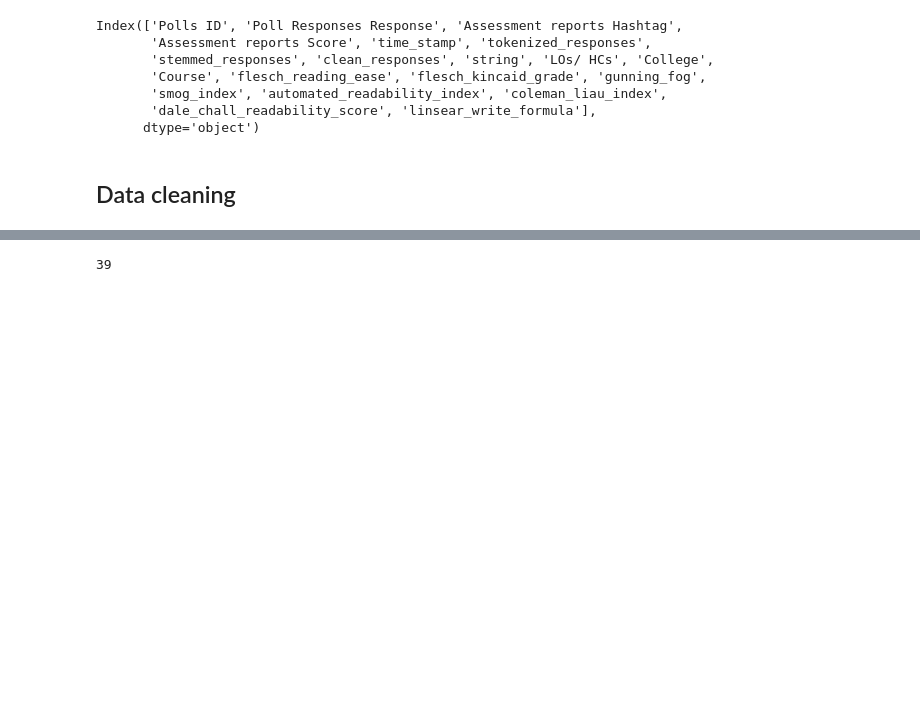
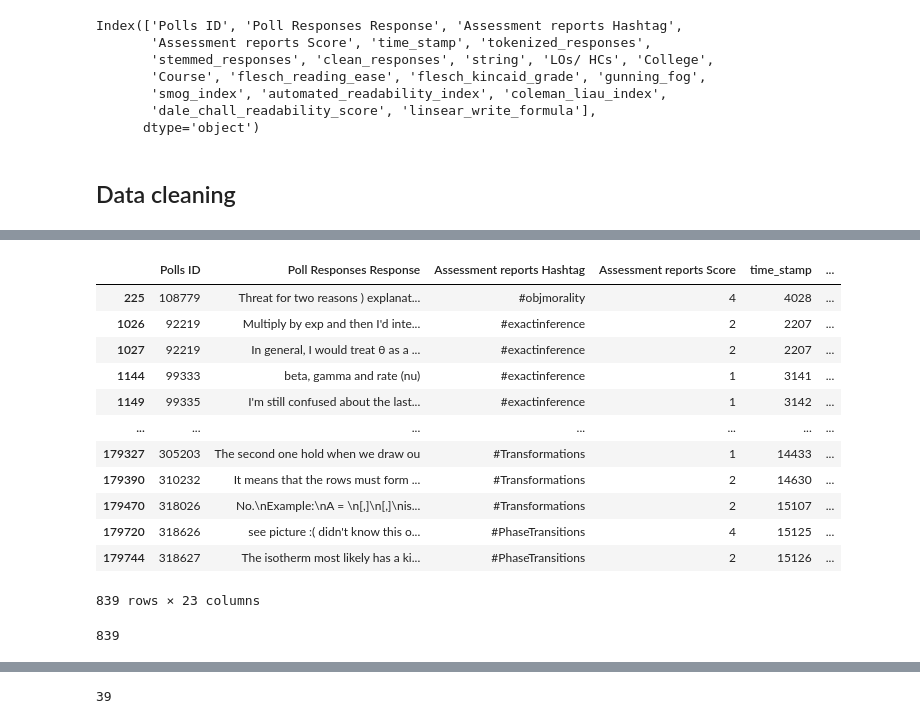
Before and after one commit to esther119/Understand-How-English-Fluency-Affects-Grade, a Jupyter notebook: lexical_richness.ipynb, the cells around one changed output, grey strips where cells are left out. Drawn from its saved outputs; the diff is of its cells as text; code cells hidden in the pictures; blank space fills up the shorter version.

```diff
--- a/lexical_richness.ipynb
+++ b/lexical_richness.ipynb
@@ -58,0 +71,30 @@ df = df[df['words_count'] > 1]
+# %%
+#not yet put in lex.Dugast, lex.msttr(segment_window=0), lex.mattr(window_size=0),lex.hdd(draws=0),lex.Summer (math domain error)
+def generate_lexcial_richness(text):
+    lex = LexicalRichness(text)
+    try:
+        return lex.Dugast
+    except:
+        return False
+
+df['Dugast'] = df['lex_data_prep'].apply(generate_lexcial_richness)
+df.head()
+df[df['Dugast'] == False]
+# %% [output]
+|  | Polls ID | Poll Responses Response | Assessment reports Hashtag | Assessment reports Score | time_stamp | ... |
+| 225 | 108779 | Threat for two reasons ) explanat... | #objmorality | 4 | 4028 | ... |
+| 1026 | 92219 | Multiply by exp and then I'd inte... | #exactinference | 2 | 2207 | ... |
+| 1027 | 92219 | In general, I would treat θ as a ... | #exactinference | 2 | 2207 | ... |
+| 1144 | 99333 | beta, gamma and rate (nu) | #exactinference | 1 | 3141 | ... |
+| 1149 | 99335 | I'm still confused about the last... | #exactinference | 1 | 3142 | ... |
+| ... | ... | ... | ... | ... | ... | ... |
+| 179327 | 305203 | The second one hold when we draw ou | #Transformations | 1 | 14433 | ... |
+| 179390 | 310232 | It means that the rows must form ... | #Transformations | 2 | 14630 | ... |
+| 179470 | 318026 | No.\nExample:\nA = \n[,]\n[,]\nis... | #Transformations | 2 | 15107 | ... |
+| 179720 | 318626 | see picture :( didn't know this o... | #PhaseTransitions | 4 | 15125 | ... |
+| 179744 | 318627 | The isotherm most likely has a ki... | #PhaseTransitions | 2 | 15126 | ... |
+839 rows × 23 columns
+# %%
+len(df[df['Dugast'] == False])
+# %% [output]
+839
```
Also changed, not shown: parts of 11 cells of this notebook.
